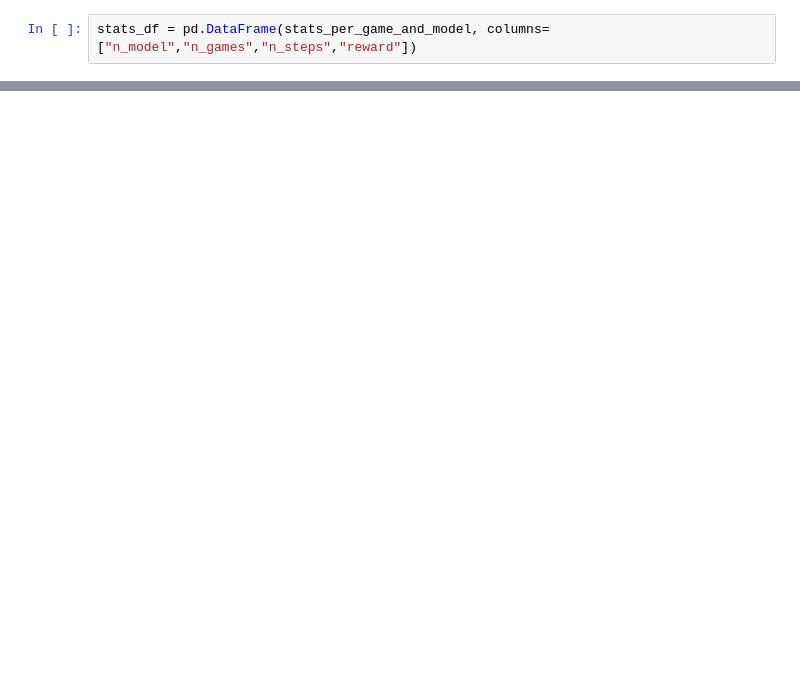
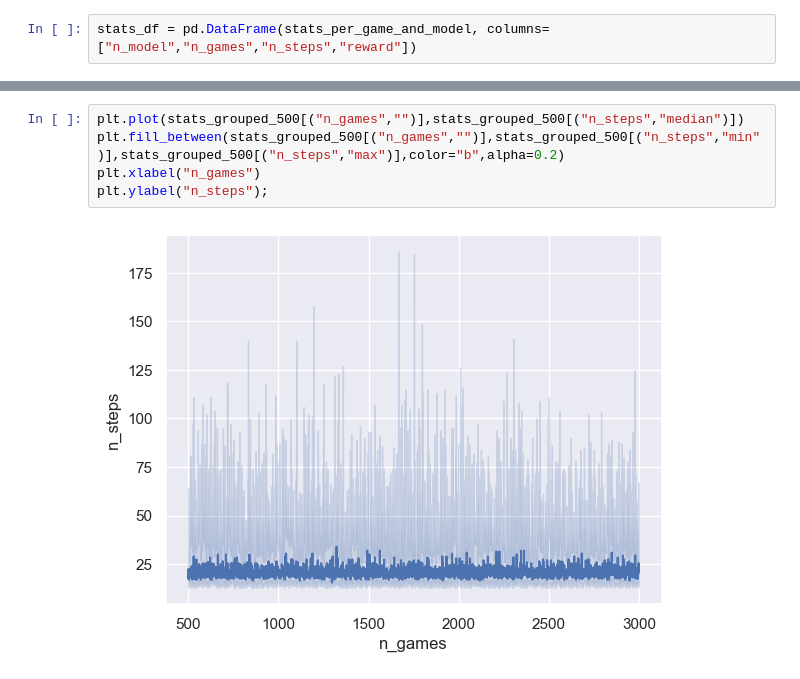
Before and after one commit to lukiwieser/racetrack, a Jupyter notebook: ex3/analyze_model.ipynb, the cells around one changed output, grey strips where cells are left out. Saved outputs shown, nothing was run; the diff lists cells and outputs as text; blank space fills up the shorter version.

```diff
--- a/ex3/analyze_model.ipynb
+++ b/ex3/analyze_model.ipynb
@@ -64,0 +73,7 @@ sns.lineplot(stats_grouped[stats_grouped.index >= 500]);
+# %%
+plt.plot(stats_grouped_500[("n_games","")],stats_grouped_500[("n_steps","median")])
+plt.fill_between(stats_grouped_500[("n_games","")],stats_grouped_500[("n_steps","min")],stats_grouped_500[("n_steps","max")],color="b",alpha=0.2)
+plt.xlabel("n_games")
+plt.ylabel("n_steps");
+# %% [output]
+[figure, added]
```
Also changed, not shown: parts of 9 cells of this notebook.
